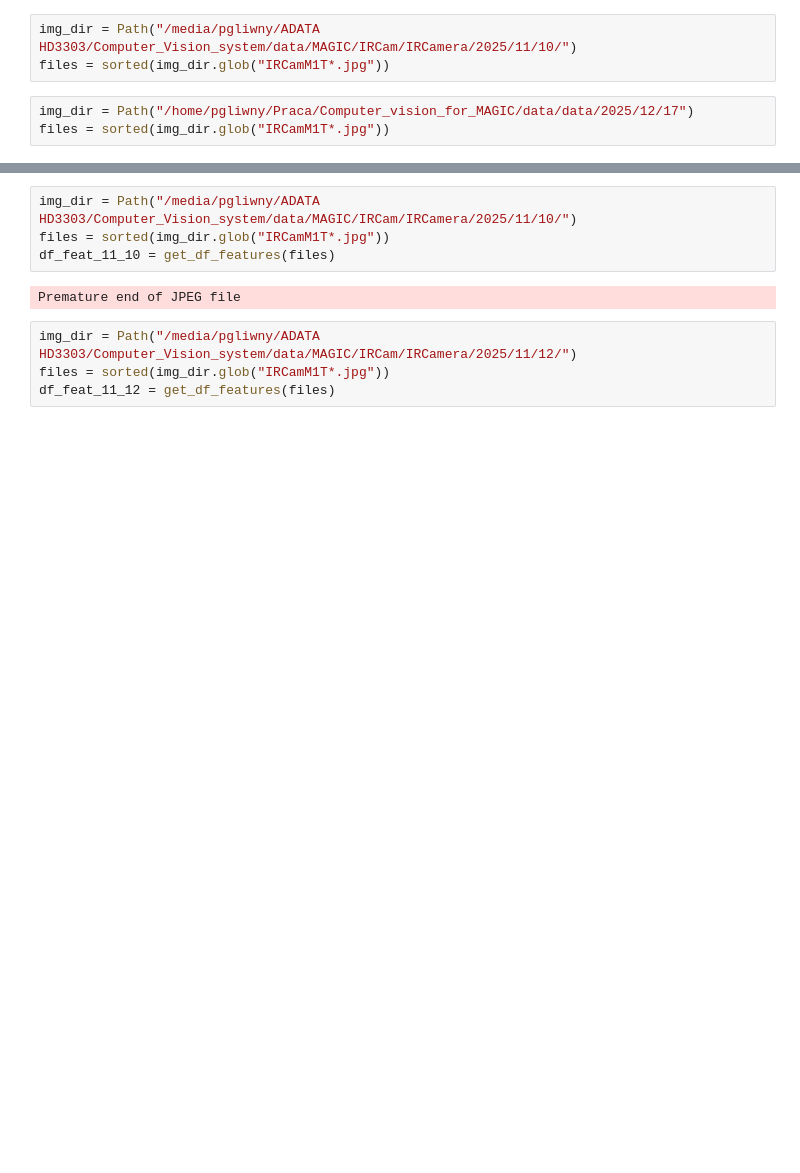
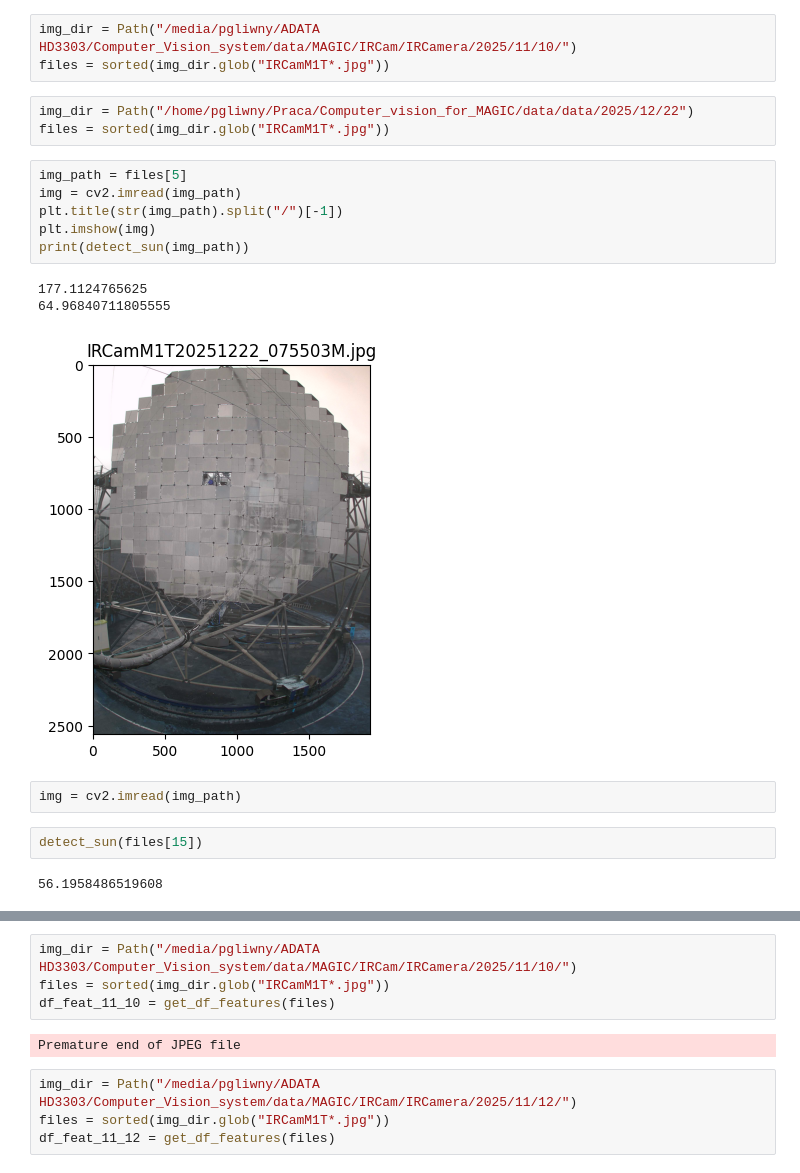
Before and after one commit to pawel21/Computer_vision_for_MAGIC, a Jupyter notebook: notebooks/quality_img.ipynb, the cells around one changed output, grey strips where cells are left out. Cells and saved outputs as stored; diff of their text form; blank space fills up the shorter version.

```diff
--- a/notebooks/quality_img.ipynb
+++ b/notebooks/quality_img.ipynb
@@ -195,5 +255,21 @@ def get_df_features(files_path):
 img_dir = Path("/media/pgliwny/ADATA HD3303/Computer_Vision_system/data/MAGIC/IRCam/IRCamera/2025/11/10/")
 files = sorted(img_dir.glob("IRCamM1T*.jpg"))
 # %%
-img_dir = Path("/home/pgliwny/Praca/Computer_vision_for_MAGIC/data/data/2025/12/17")
+img_dir = Path("/home/pgliwny/Praca/Computer_vision_for_MAGIC/data/data/2025/12/22")
 files = sorted(img_dir.glob("IRCamM1T*.jpg"))
+# %%
+img_path = files[5]
+img = cv2.imread(img_path)
+plt.title(str(img_path).split("/")[-1])
+plt.imshow(img)
+print(detect_sun(img_path))
+# %% [output]
+177.1124765625
+64.96840711805555
+[figure, added]
+# %%
+img = cv2.imread(img_path)
+# %%
+detect_sun(files[15])
+# %% [output]
+56.1958486519608
```
Also changed, not shown: parts of 8 cells of this notebook.
